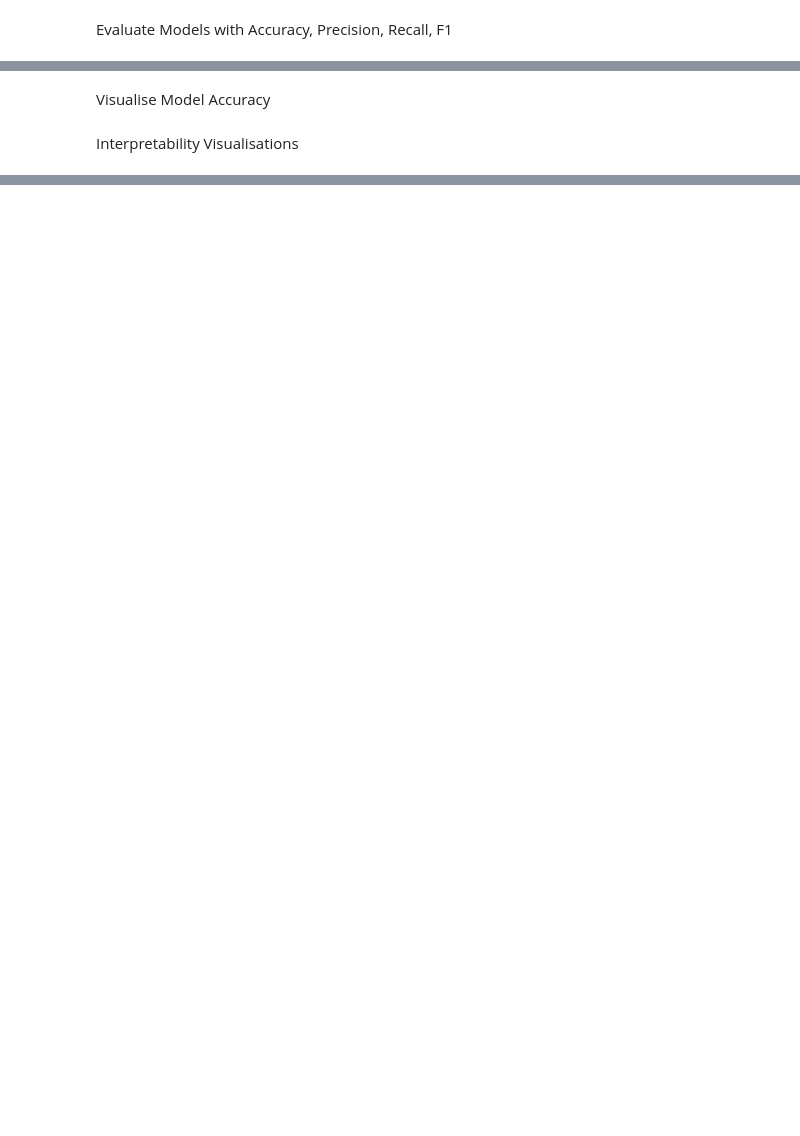
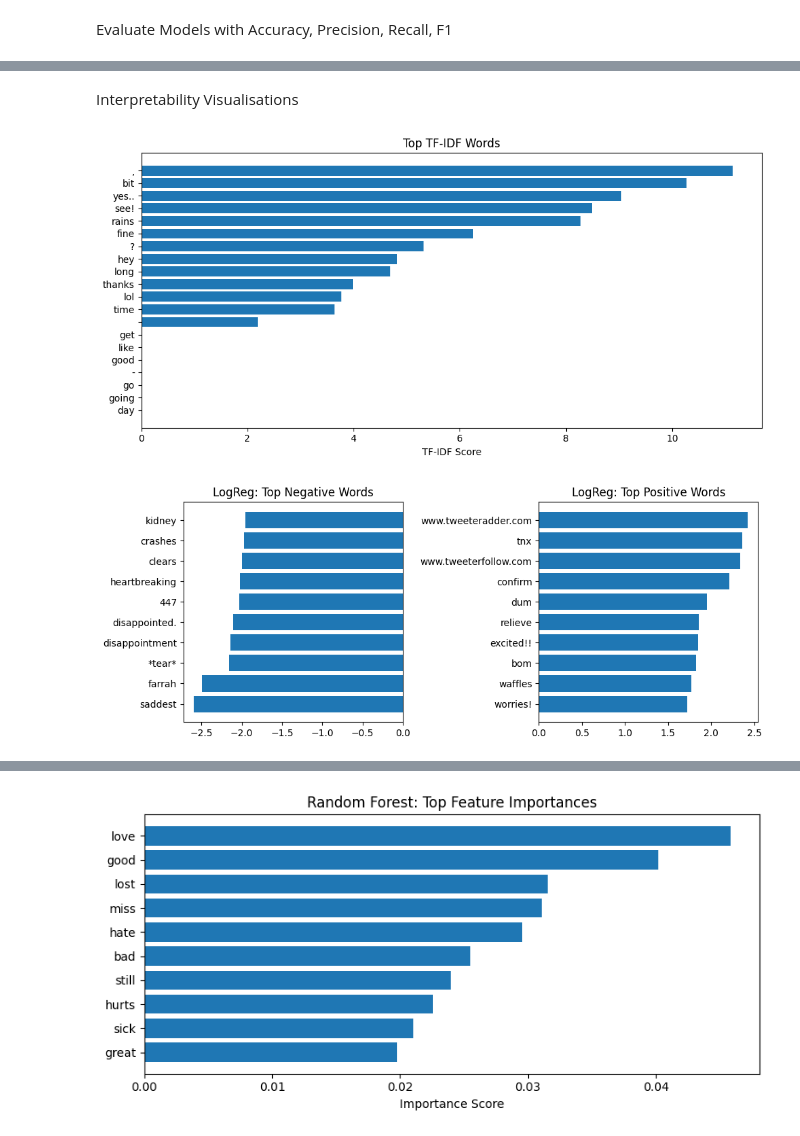
Before and after one commit to NathanCastle240220041/NC-Assignment-MOD006902-2024-5, a Jupyter notebook: Sentiment140_Analysis.ipynb, the cells around one changed output, grey strips where cells are left out. Cells and saved outputs as stored; diff of their text form; code cells hidden in the pictures; blank space fills up the shorter version.

```diff
--- a/Sentiment140_Analysis.ipynb
+++ b/Sentiment140_Analysis.ipynb
@@ -50,2 +144,0 @@ for model_name, metrics in results.items():
-# %% [markdown]
-Visualise Model Accuracy
@@ -54,7 +145,11 @@ plot_model_comparison(results)
 # %% [markdown]
 Interpretability Visualisations
 # %%
-plot_top_tfidf_words(pipeline_model)
-plot_logreg_coefficients(pipeline_model, trained_models["Logistic Regression"])
-plot_rf_importances(pipeline_model, trained_models["Random Forest"])
-plot_nb_word_differences(pipeline_model, trained_models["Naive Bayes"])
+# Visualizing TF-IDF and Model Insights
+plot_top_tfidf_words(df)
+plot_logreg_weights(df)
+plot_rf_feature_importance(df)
+plot_nb_informative_words(df)
+# %% [output]
+[figure, added]
+[figure, added]
@@ -60,0 +170 @@ plot_nb_word_differences(pipeline_model, trained_models["Naive Bayes"])
+[figure, added]
```
Also changed, not shown: parts of 7 cells of this notebook, 6 other files.
